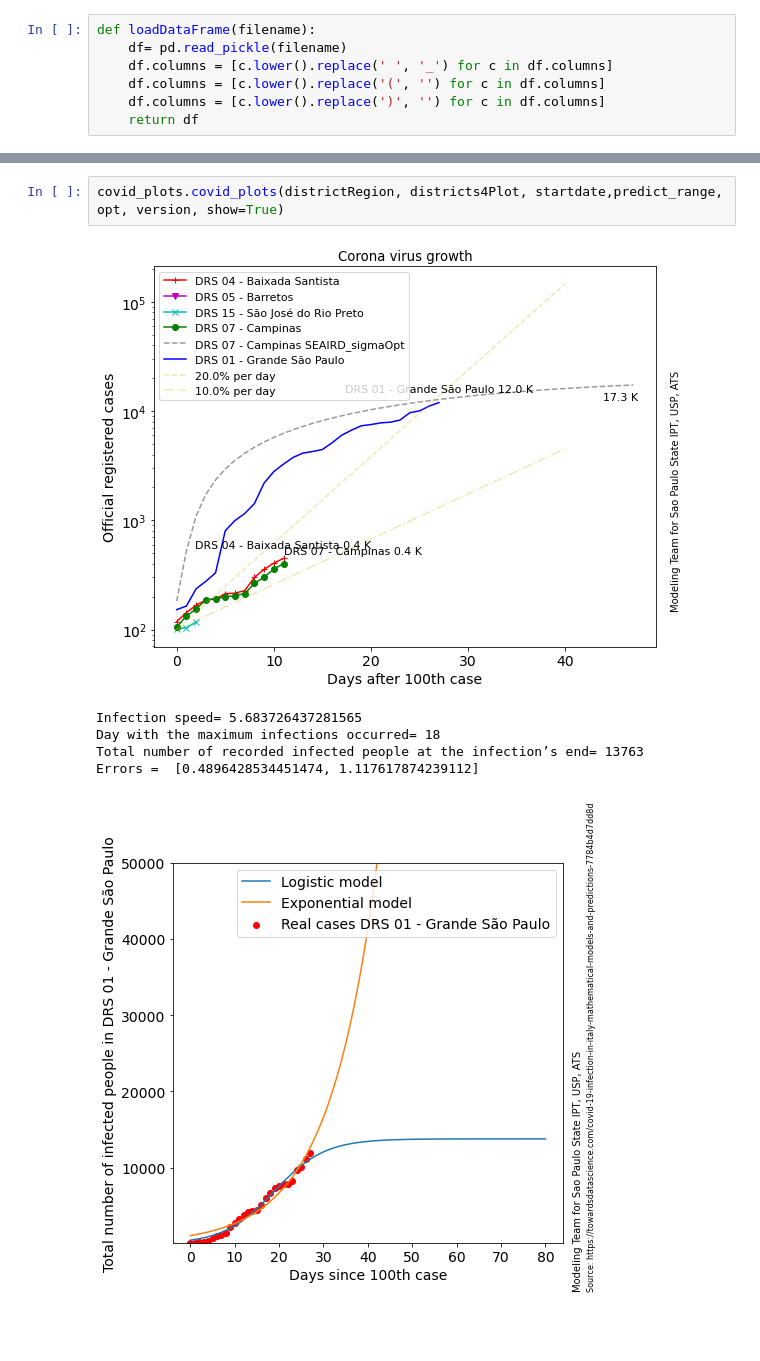
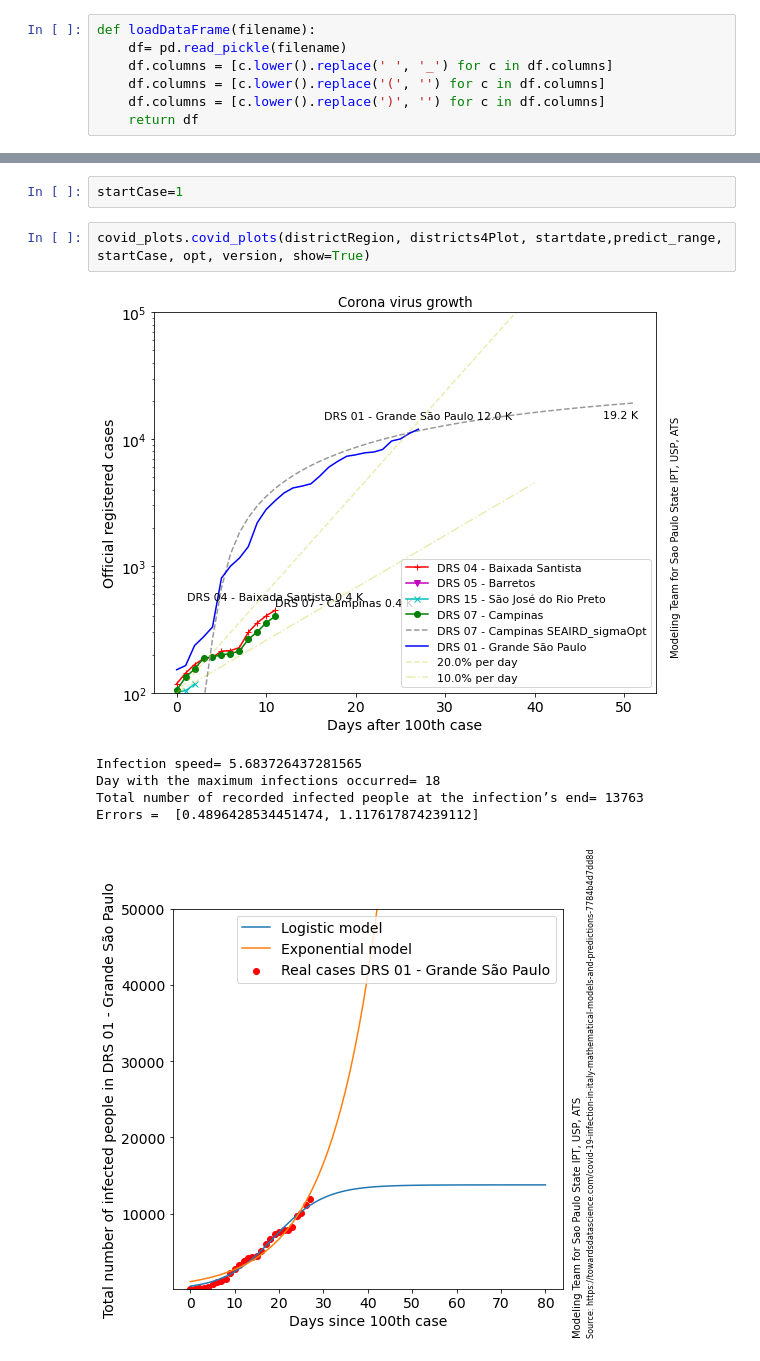
Before and after one commit to gasilva/dataAndModelsCovid19, a Jupyter notebook: regionsSP/DRS_Covid19.ipynb, the cells around one changed output, grey strips where cells are left out. Cells and saved outputs as stored; diff of their text form; blank space fills up the shorter version.

Commit message:
jupyter notebook log plot update

```diff
--- a/regionsSP/DRS_Covid19.ipynb
+++ b/regionsSP/DRS_Covid19.ipynb
@@ -266,10 +271,12 @@ IPython.OutputArea.prototype._should_scroll = function(lines){
 }
 # %% [output]
 [interactive output not drawn]
+# %%
+startCase=1
 # %%
-covid_plots.covid_plots(districtRegion, districts4Plot, startdate,predict_range, opt, version, show=True)
+covid_plots.covid_plots(districtRegion, districts4Plot, startdate,predict_range, startCase, opt, version, show=True)
 # %% [output]
-[figure, old version]
+[figure, new version]
 Infection speed= 5.683726437281565
 Day with the maximum infections occurred= 18
 Total number of recorded infected people at the infection’s end= 13763
```
Also changed, not shown: parts of 4 cells of this notebook, 5 other files.
